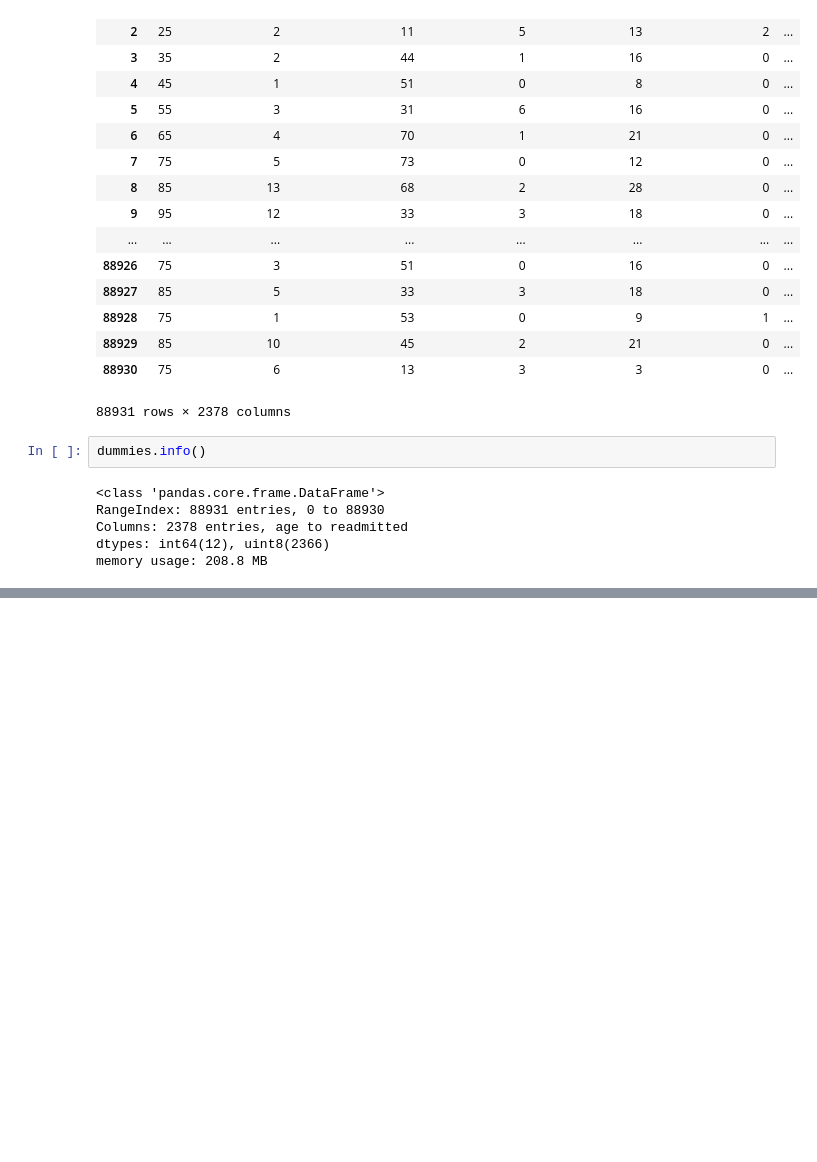
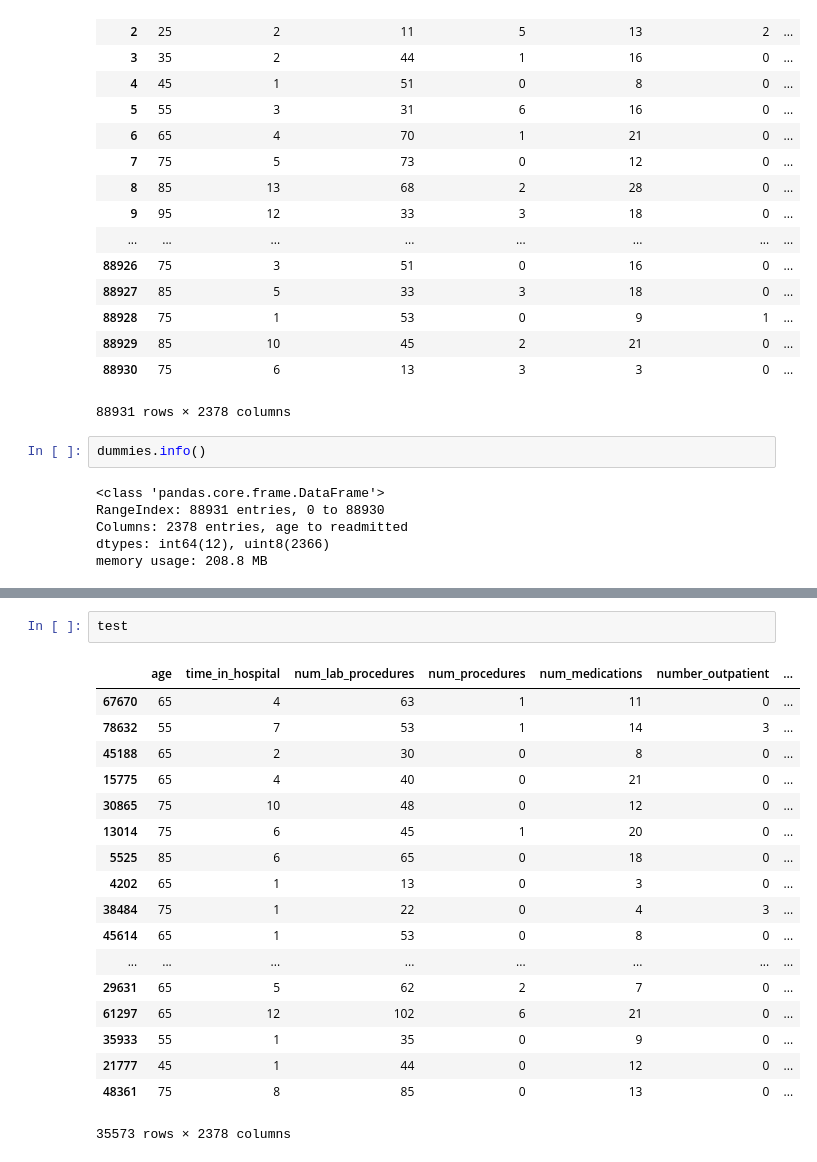
Before and after one commit to dkimpara/FairPrivML, a Jupyter notebook: preprocessing.ipynb, the cells around one changed output, grey strips where cells are left out. Saved outputs shown, nothing was run; the diff lists cells and outputs as text; blank space fills up the shorter version.

```diff
--- a/Untitled.ipynb
+++ b/preprocessing.ipynb
@@ -301,0 +360,21 @@ memory usage: 208.8 MB
+# %%
+test
+# %% [output]
+|  | age | time_in_hospital | num_lab_procedures | num_procedures | num_medications | number_outpatient | ... |
+| 67670 | 65 | 4 | 63 | 1 | 11 | 0 | ... |
+| 78632 | 55 | 7 | 53 | 1 | 14 | 3 | ... |
+| 45188 | 65 | 2 | 30 | 0 | 8 | 0 | ... |
+| 15775 | 65 | 4 | 40 | 0 | 21 | 0 | ... |
+| 30865 | 75 | 10 | 48 | 0 | 12 | 0 | ... |
+| 13014 | 75 | 6 | 45 | 1 | 20 | 0 | ... |
+| 5525 | 85 | 6 | 65 | 0 | 18 | 0 | ... |
+| 4202 | 65 | 1 | 13 | 0 | 3 | 0 | ... |
+| 38484 | 75 | 1 | 22 | 0 | 4 | 3 | ... |
+| 45614 | 65 | 1 | 53 | 0 | 8 | 0 | ... |
+| ... | ... | ... | ... | ... | ... | ... | ... |
+| 29631 | 65 | 5 | 62 | 2 | 7 | 0 | ... |
+| 61297 | 65 | 12 | 102 | 6 | 21 | 0 | ... |
+| 35933 | 55 | 1 | 35 | 0 | 9 | 0 | ... |
+| 21777 | 45 | 1 | 44 | 0 | 12 | 0 | ... |
+| 48361 | 75 | 8 | 85 | 0 | 13 | 0 | ... |
+35573 rows × 2378 columns
```
Also changed, not shown: parts of 7 cells of this notebook.
